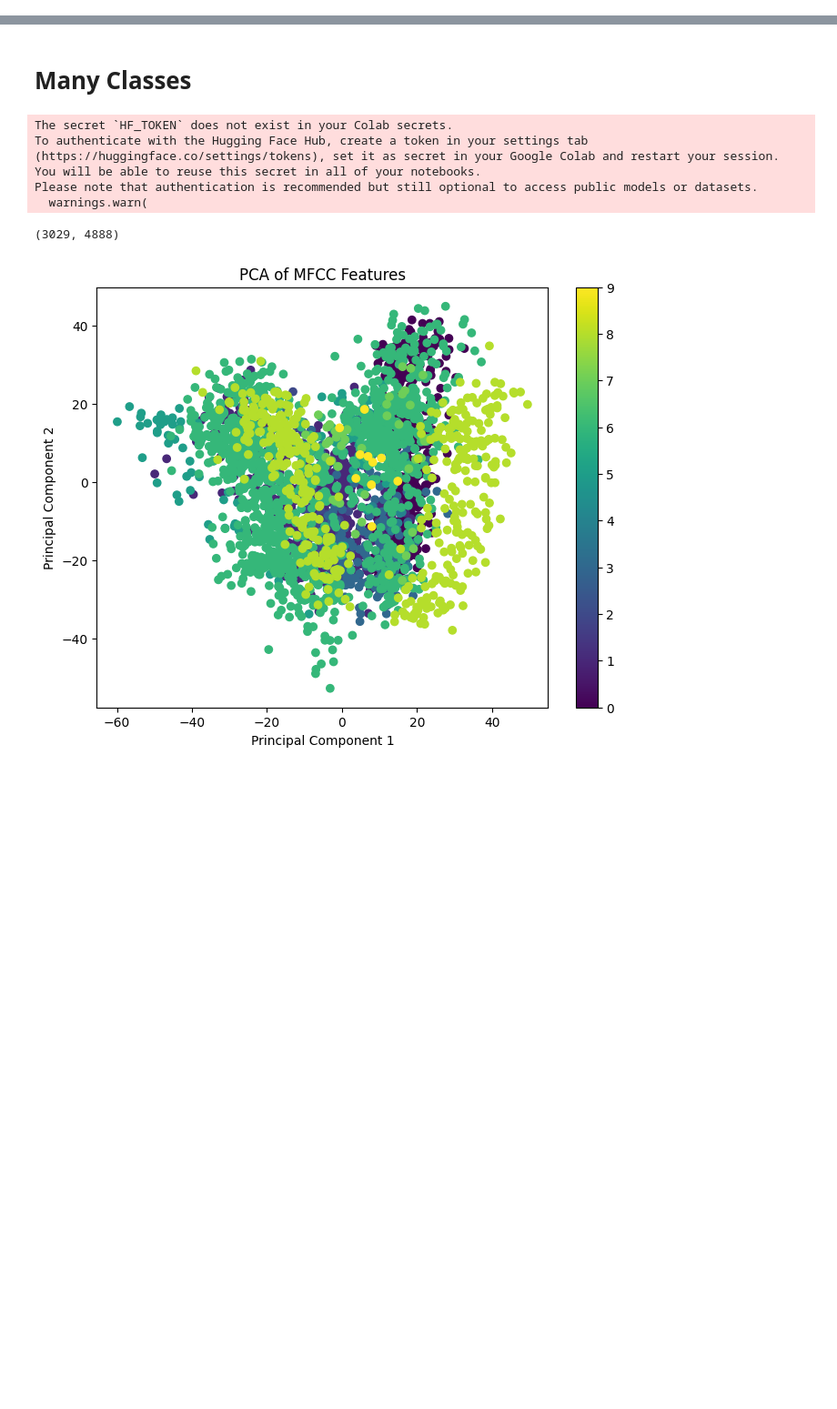
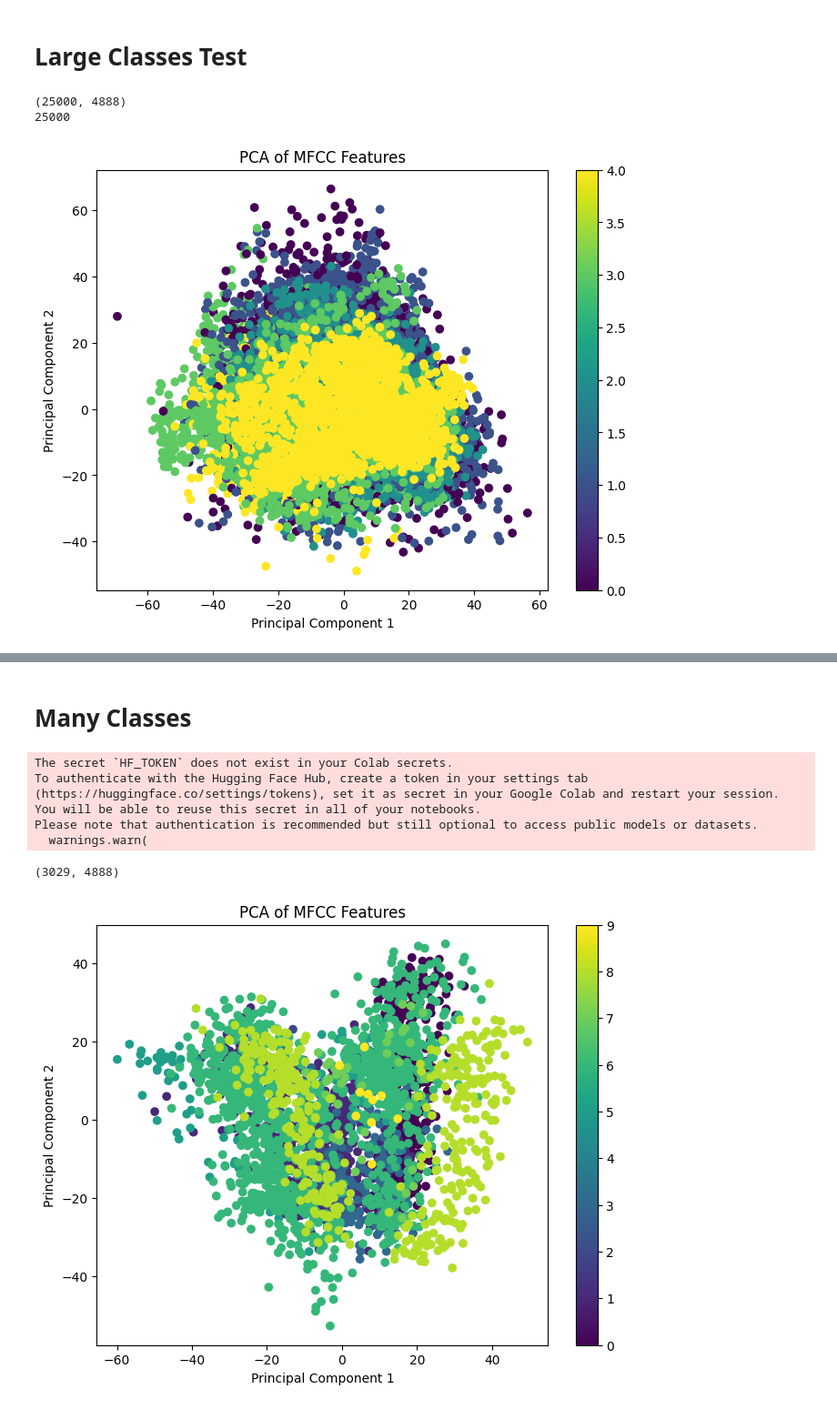
Before and after one commit to ria-upreti/APS360-project, a Jupyter notebook: baseline.ipynb, the cells around one changed output, grey strips where cells are left out. Shown at 91% size. Saved outputs shown, nothing was run; the diff lists cells and outputs as text; code cells hidden in the pictures; blank space fills up the shorter version.

```diff
--- a/baseline.ipynb
+++ b/baseline.ipynb
@@ -38,2 +29,15 @@ def add_language(code, label, audios, labels):
         labels.append(label)
         audios.append(process_audio(sample["audio"]["array"]))
+# %% [markdown]
+# Large Classes Test
+# %%
+# Create dataset
+# Training
+audios = []
+labels = []
+
+add_language("en", 0, "train", audios, labels, 3000)
+add_language("de", 1, "train", audios, labels, 3000)
+add_language("nl", 2, "train", audios, labels, 3000)
+add_language("sv-SE", 3, "train", audios, labels, 3000)
+add_language("da", 4, "train", audios, labels, 3000)
@@ -39,0 +51,27 @@ def add_language(code, label, audios, labels):
+# %%
+scaler = StandardScaler()
+
+audios = np.array(audios)
+audios = audios.reshape(audios.shape[0], -1)
+audios = scaler.fit_transform(audios)
+
+labels = np.array(labels)
+
+print(audios.shape)
+print(len(labels))
+# %% [output]
+(25000, 4888)
+25000
+# %%
+pca = PCA(n_components=2)
+X_pca = pca.fit_transform(audios)
+
+plt.figure(figsize=(8, 6))
+plt.scatter(X_pca[:, 0], X_pca[:, 1], c=labels, cmap='viridis')
+plt.colorbar()
+plt.title('PCA of MFCC Features')
+plt.xlabel('Principal Component 1')
+plt.ylabel('Principal Component 2')
+plt.show()
+# %% [output]
+[figure, added]
```
Also changed, not shown: parts of 5 cells of this notebook.
